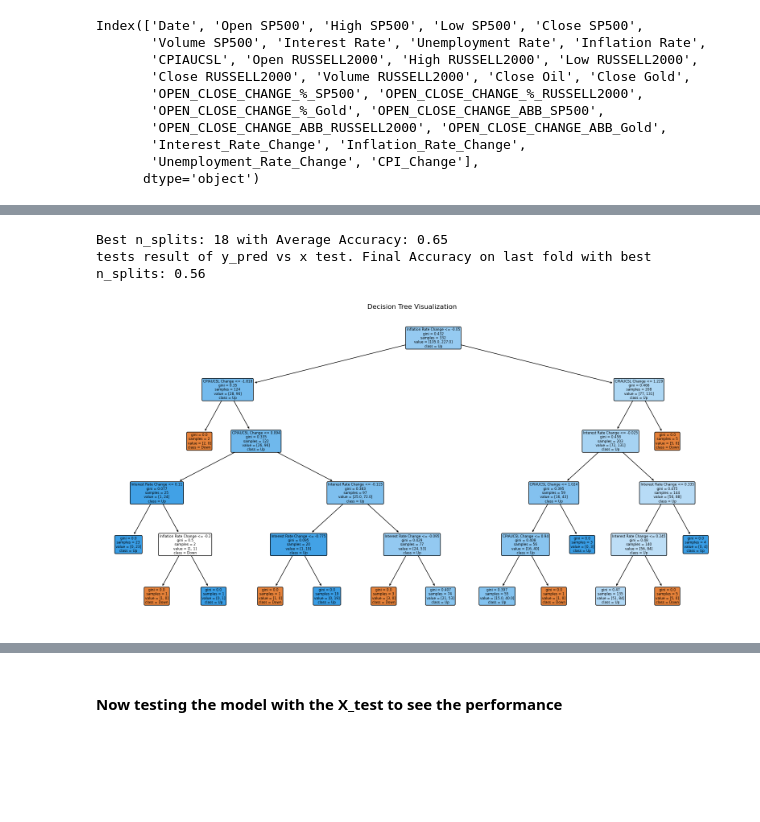
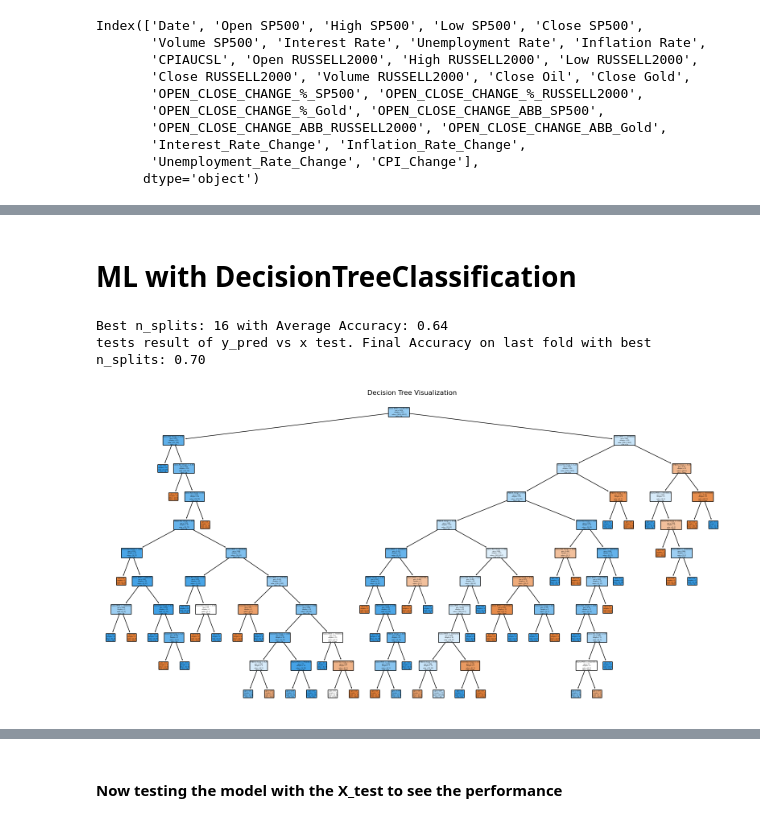
Before and after one commit to badranyoussef/bi-exam-project-stock, a Jupyter notebook: notebooks/resample_of_frequency.ipynb, the cells around one changed output, grey strips where cells are left out. Drawn from its saved outputs; the diff is of its cells as text; code cells hidden in the pictures; blank space fills up the shorter version.

```diff
--- a/notebooks/resample_of_frequency.ipynb
+++ b/notebooks/resample_of_frequency.ipynb
@@ -466,4 +467,6 @@ Index(['Date', 'Open SP500', 'High SP500', 'Low SP500', 'Close SP500',
       dtype='object')
+# %% [markdown]
+# ML with DecisionTreeClassification
 # %%
 from sklearn.model_selection import TimeSeriesSplit
 from sklearn.tree import DecisionTreeClassifier
@@ -473,15 +476,15 @@ from sklearn.tree import plot_tree
 import numpy as np
 
 # Kolonner, der ikke skal bruges i modellen
-columns_to_drop_sp500 = ['Date', 'Open SP500',
-       'High SP500', 'Low SP500',
-       'Close SP500',
-       'Interest Rate', 'Inflation Rate', 'CPIAUCSL',
-       'Open RUSSELL2000', 'High RUSSELL2000', 'Low RUSSELL2000', 'Close RUSSELL2000',
-       'Volume RUSSELL2000', 'OPEN_CLOSE_CHANGE_ABB_SP500',
-       'OPEN_CLOSE_CHANGE_ABB_RUSSELL2000', 'SP500_Flagged',
-       'Russell2000_Flagged', 'Next_Month_SP500', 'Next_Month_Russell2000',
-       #'Interest Rate Change', 'Inflation Rate Change', 'CPIAUCSL Change'
+columns_to_drop_sp500 = ['Date', 'Open SP500', 'High SP500', 'Low SP500', 'Close SP500',
+       #'Volume SP500',
+       'Interest Rate', 'Unemployment Rate', 'Inflation Rate',
+       'CPIAUCSL', 'Open RUSSELL2000', 'High RUSSELL2000', 'Low RUSSELL2000',
+       'Close RUSSELL2000', 'Volume RUSSELL2000',
+       'OPEN_CLOSE_CHANGE_ABB_SP500', 'OPEN_CLOSE_CHANGE_ABB_RUSSELL2000',
+       'SP500_Flagged', 'Russell2000_Flagged', 'Next_Month_SP500',
+       'Next_Month_Russell2000', #'Interest Rate Change',
+       #'Inflation Rate Change', 'CPIAUCSL Change'
        ]
 
 # Fjern irrelevante kolonner og angiv den afhængige variabel
@@ -492,6 +495,7 @@ y = df_monthly_test['SP500_Flagged']  # Målvariabel
 best_n_splits = None
 best_accuracy = 0
 results = {}
+depth_max = 10
 
 # Test forskellige n_splits værdier
 for n_splits in range(2, 20):  # Testing from 2 to 10 splits
@@ -499,7 +503,7 @@ for n_splits in range(2, 20):  # Testing from 2 to 10 splits
     tscv = TimeSeriesSplit(n_splits=n_splits)
 
     # Initialiser Decision Tree-modellen
-    dt_model_makro = DecisionTreeClassifier(max_depth=5, random_state=42)
+    model_dt = DecisionTreeClassifier(max_depth=depth_max, random_state=42)
 
     # For at gemme resultater
     accuracies = []
@@ -510,10 +514,10 @@ for n_splits in range(2, 20):  # Testing from 2 to 10 splits
         y_train, y_test = y.iloc[train_index], y.iloc[test_index]
 
         # Træn modellen
-        dt_model_makro.fit(X_train, y_train)
+        model_dt.fit(X_train, y_train)
 
         # Forudsige på testdata
-        y_pred = dt_model_makro.predict(X_test)
+        y_pred = model_dt.predict(X_test)
 
         # Evaluer modellen
         accuracy = accuracy_score(y_test, y_pred)
@@ -525,37 +529,37 @@ for n_splits in range(2, 20):  # Testing from 2 to 10 splits
     results[n_splits] = average_accuracy
 
     # Opdater den bedste n_splits, hvis den nuværende er bedre
     if average_accuracy > best_accuracy:
         best_accuracy = average_accuracy
         best_n_splits = n_splits
 
 # Udskriv resultaterne
 print(f"Best n_splits: {best_n_splits} with Average Accuracy: {best_accuracy:.2f}")
 
 # Endelig træning med den bedste n_splits
 tscv = TimeSeriesSplit(n_splits=best_n_splits)
-dt_model_makro = DecisionTreeClassifier(max_depth=5, random_state=42)
+model_dt = DecisionTreeClassifier(max_depth=depth_max, random_state=42)
 
 for train_index, test_index in tscv.split(X):
     X_train, X_test = X.iloc[train_index], X.iloc[test_index]
     y_train, y_test = y.iloc[train_index], y.iloc[test_index]
 
     # Træn modellen
-    dt_model_makro.fit(X_train, y_train)
+    model_dt.fit(X_train, y_train)
 
     # Forudsige på testdata
-    y_pred = dt_model_makro.predict(X_test)
+    y_pred = model_dt.predict(X_test)
 
 # Udfør den endelige evaluering
 accuracy = accuracy_score(y_test, y_pred)
 print(f"tests result of y_pred vs x test. Final Accuracy on last fold with best n_splits: {accuracy:.2f}")
 
 # Visualisér Decision Tree
 plt.figure(figsize=(20,10))
-plot_tree(dt_model_makro, feature_names=X.columns, class_names=['Down', 'Up'], filled=True, rounded=True)
+plot_tree(model_dt, feature_names=X.columns, class_names=['Down', 'Up'], filled=True, rounded=True)
 plt.title('Decision Tree Visualization')
 plt.show()
 # %% [output]
-Best n_splits: 18 with Average Accuracy: 0.65
-tests result of y_pred vs x test. Final Accuracy on last fold with best n_splits: 0.56
+Best n_splits: 16 with Average Accuracy: 0.64
+tests result of y_pred vs x test. Final Accuracy on last fold with best n_splits: 0.70
-[figure, old version]
+[figure, new version]
```
Also changed, not shown: parts of 37 cells of this notebook, 2 other files.
